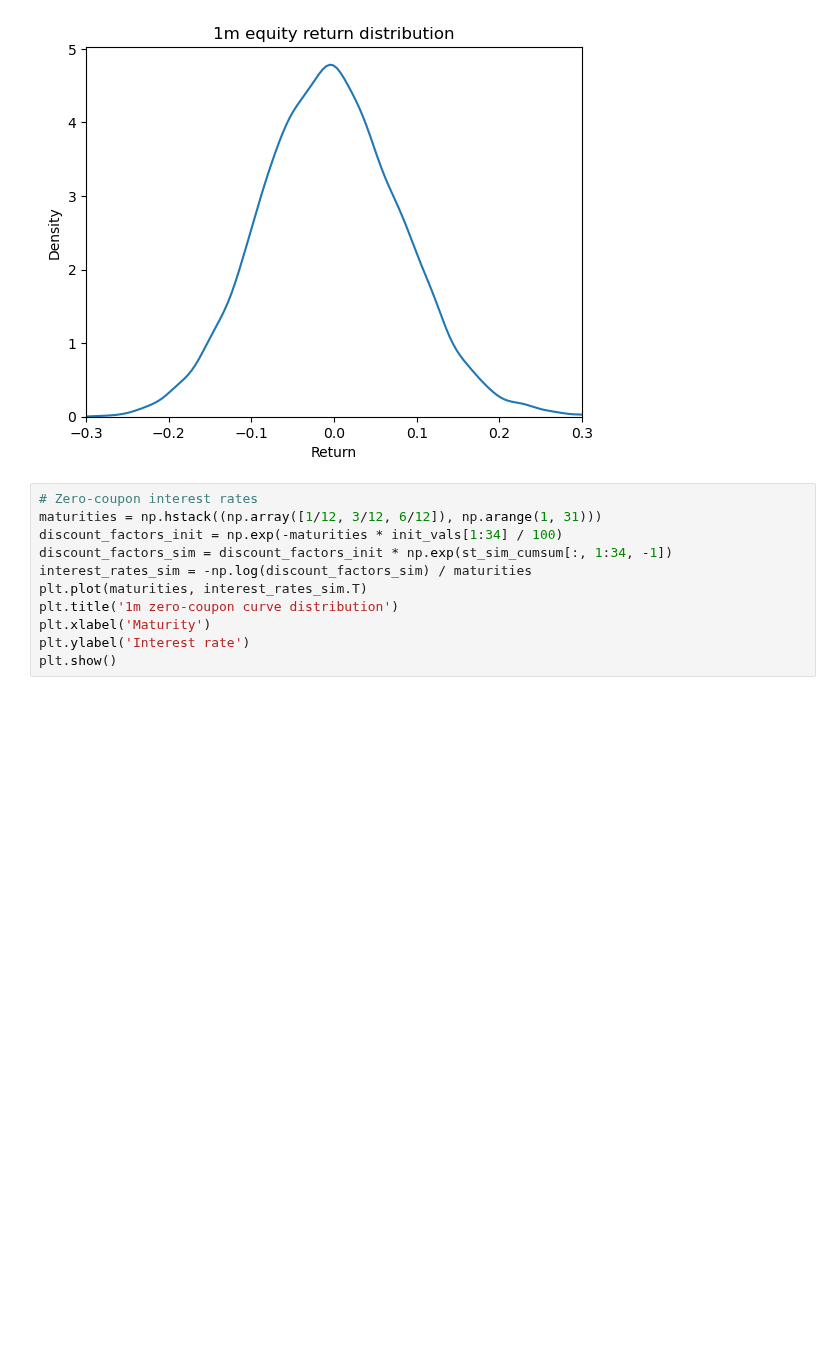
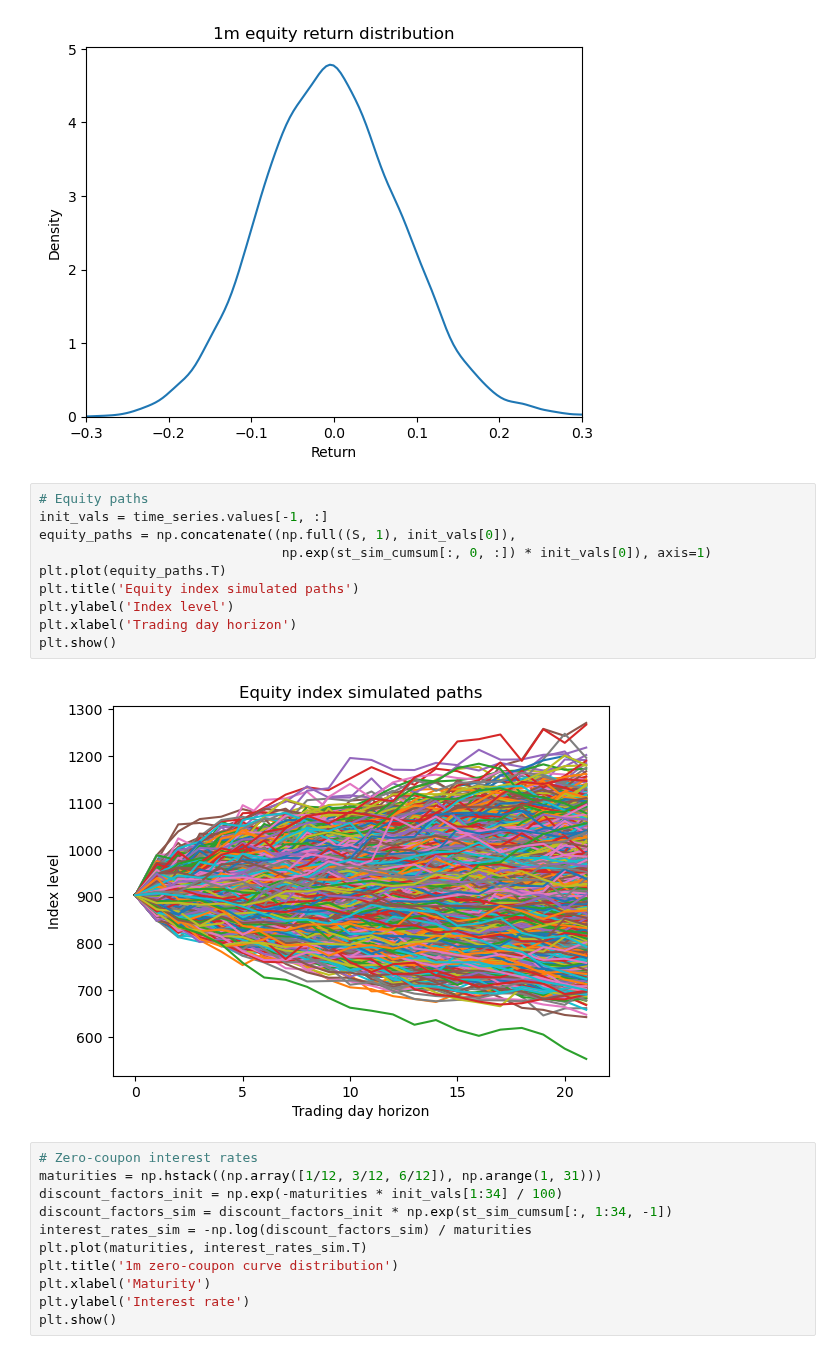
Before and after one commit to fortitudo-tech/pcrm-book, a Jupyter notebook: code/chapter3/chapter3_3.ipynb, the cells around one changed output. Cells and saved outputs as stored; diff of their text form; blank space fills up the shorter version.

Commit message:
Chapter 3.3 update with simulated equity paths (#57)

```diff
--- a/code/chapter3/chapter3_3.ipynb
+++ b/code/chapter3/chapter3_3.ipynb
@@ -130,6 +132,18 @@ plt.xlim([-0.3, 0.3])
 plt.show()
 # %% [output]
 [figure]
+# %%
+# Equity paths
+init_vals = time_series.values[-1, :]
+equity_paths = np.concatenate((np.full((S, 1), init_vals[0]),
+                               np.exp(st_sim_cumsum[:, 0, :]) * init_vals[0]), axis=1)
+plt.plot(equity_paths.T)
+plt.title('Equity index simulated paths')
+plt.ylabel('Index level')
+plt.xlabel('Trading day horizon')
+plt.show()
+# %% [output]
+[figure, added]
 # %%
 # Zero-coupon interest rates
 maturities = np.hstack((np.array([1/12, 3/12, 6/12]), np.arange(1, 31)))
```
Also changed, not shown: parts of 2 cells of this notebook.
